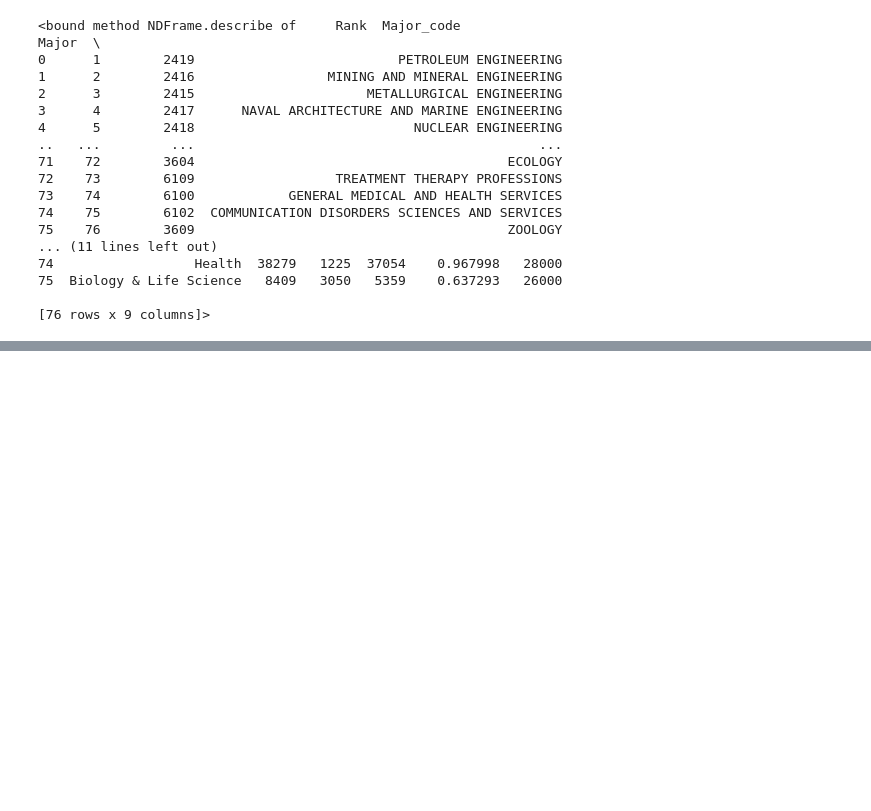
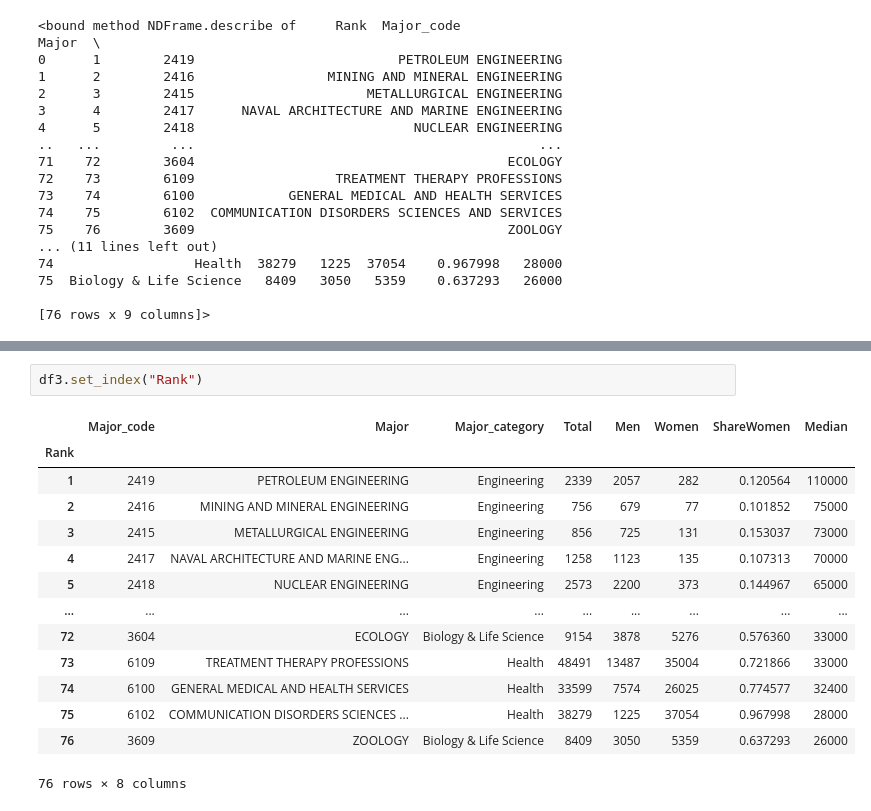
Before and after one commit to bilgekisi96/My_Python_Advanture-ITF, a Jupyter notebook: My_DATA_SCİENCE_ADVANTURE/1.week-2.week/enable_work.ipynb, the cells around one changed output, grey strips where cells are left out. Saved outputs shown, nothing was run; the diff lists cells and outputs as text; blank space fills up the shorter version.

```diff
--- a/My_DATA_SCİENCE_ADVANTURE/1.week-2.week/enable_work.ipynb
+++ b/My_DATA_SCİENCE_ADVANTURE/1.week-2.week/enable_work.ipynb
@@ -90 +88,18 @@ Major_code
 Name: Major, Length: 76, dtype: object
+# %%
+df3.set_index("Rank")
+# %% [output]
+|  | Major_code | Major | Major_category | Total | Men | Women | ShareWomen | Median |
+| Rank |  |  |  |  |  |  |  |  |
+| 1 | 2419 | PETROLEUM ENGINEERING | Engineering | 2339 | 2057 | 282 | 0.120564 | 110000 |
+| 2 | 2416 | MINING AND MINERAL ENGINEERING | Engineering | 756 | 679 | 77 | 0.101852 | 75000 |
+| 3 | 2415 | METALLURGICAL ENGINEERING | Engineering | 856 | 725 | 131 | 0.153037 | 73000 |
+| 4 | 2417 | NAVAL ARCHITECTURE AND MARINE ENG... | Engineering | 1258 | 1123 | 135 | 0.107313 | 70000 |
+| 5 | 2418 | NUCLEAR ENGINEERING | Engineering | 2573 | 2200 | 373 | 0.144967 | 65000 |
+| ... | ... | ... | ... | ... | ... | ... | ... | ... |
+| 72 | 3604 | ECOLOGY | Biology & Life Science | 9154 | 3878 | 5276 | 0.576360 | 33000 |
+| 73 | 6109 | TREATMENT THERAPY PROFESSIONS | Health | 48491 | 13487 | 35004 | 0.721866 | 33000 |
+| 74 | 6100 | GENERAL MEDICAL AND HEALTH SERVICES | Health | 33599 | 7574 | 26025 | 0.774577 | 32400 |
+| 75 | 6102 | COMMUNICATION DISORDERS SCIENCES ... | Health | 38279 | 1225 | 37054 | 0.967998 | 28000 |
+| 76 | 3609 | ZOOLOGY | Biology & Life Science | 8409 | 3050 | 5359 | 0.637293 | 26000 |
+76 rows × 8 columns
```
Also changed, not shown: parts of 40 cells of this notebook, 3 other files.
